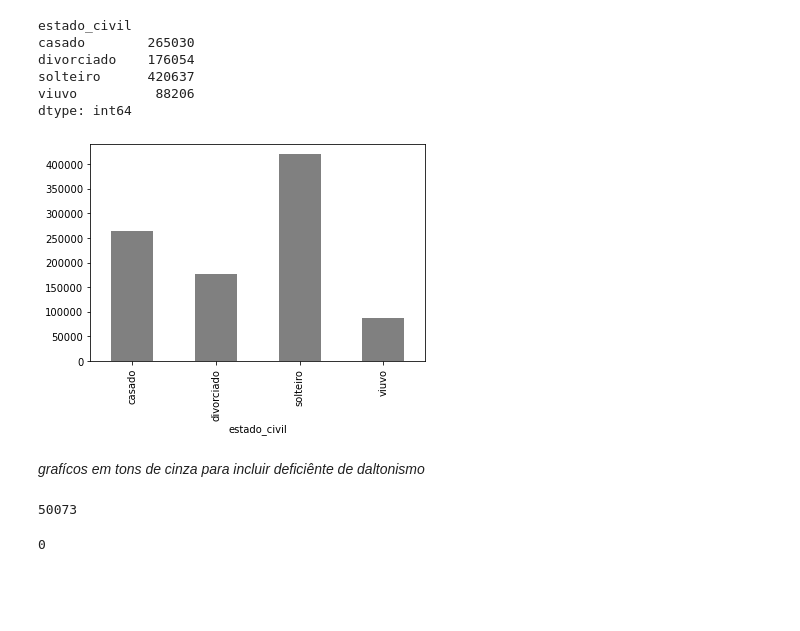
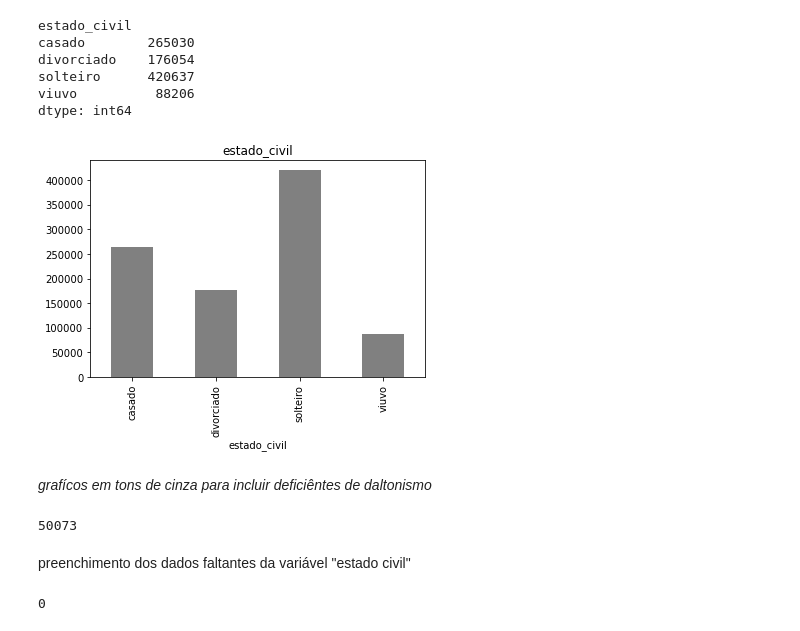
Before and after one commit to cassianojp/desafio_neoway, a Jupyter notebook: desafio_neoway_eda.ipynb, the cells around one changed output. Saved outputs shown, nothing was run; the diff lists cells and outputs as text; code cells hidden in the pictures; blank space fills up the shorter version.

```diff
--- a/desafio_neoway_eda.ipynb
+++ b/desafio_neoway_eda.ipynb
@@ -134,15 +136,17 @@ solteiro      420637
 viuvo          88206
 dtype: int64
 # %%
-agrupado.plot.bar(color='gray');
+agrupado.plot.bar(color='gray').set_title(coluna);
 # %% [output]
-[figure, old version]
+[figure, new version]
-# %% [markdown]
-_grafícos em tons de cinza para incluir deficiênte de daltonismo_
+# %% [markdown]
+_grafícos em tons de cinza para incluir deficiêntes de daltonismo_
 # %%
 df_individuos[coluna].isnull().sum()
 # %% [output]
 50073
+# %% [markdown]
+preenchimento dos dados faltantes da variável "estado civil"
 # %%
 categorias = df_individuos[~df_individuos[coluna].isnull()][coluna].unique()
 preenchimento_homogeneo(df_individuos, coluna, categorias)
```
Also changed, not shown: parts of 33 cells of this notebook, 3 other files.
